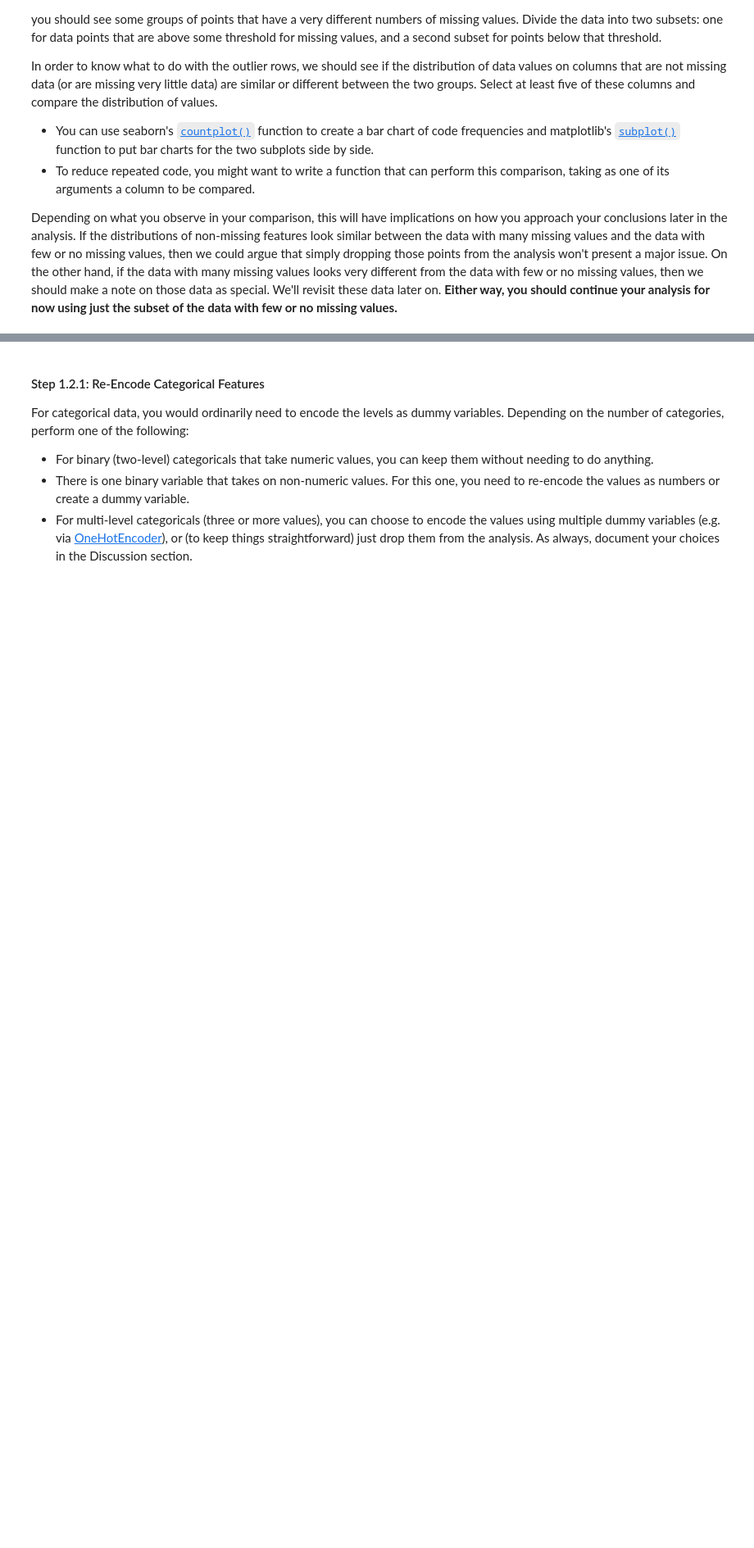
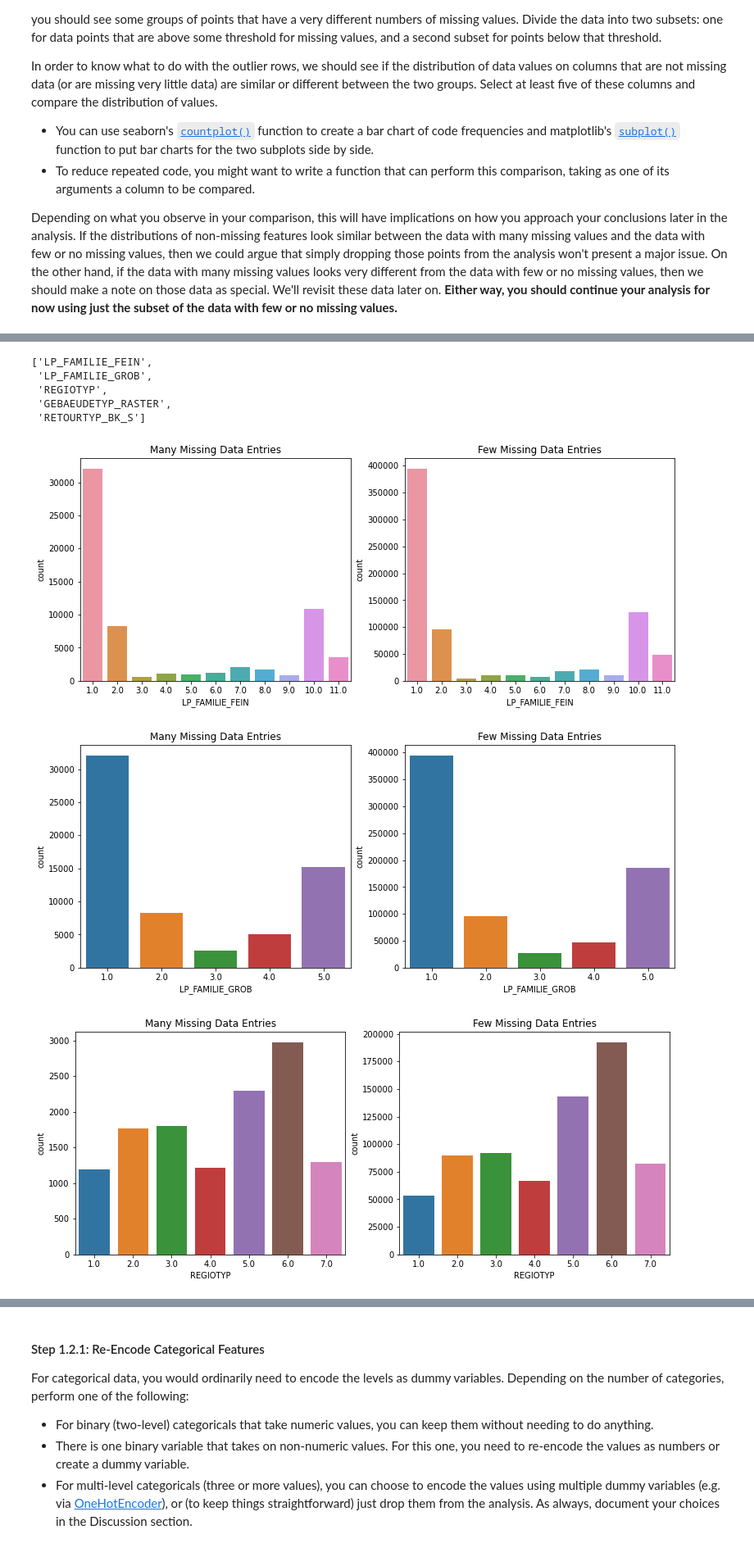
Before and after one commit to jungbuck1/Creating-Customer-Segments, a Jupyter notebook: Identify_Customer_Segments-Copy1.ipynb, the cells around one changed output, grey strips where cells are left out. Shown at 82% size. Saved outputs shown, nothing was run; the diff lists cells and outputs as text; code cells hidden in the pictures; blank space fills up the shorter version.

```diff
--- a/Identify_Customer_Segments-Copy1.ipynb
+++ b/Identify_Customer_Segments-Copy1.ipynb
@@ -209,6 +326,50 @@ Depending on what you observe in your comparison, this will have implications on
+# %%
+# rename columns
+na_perc_rows.rename(columns={0:'na_perc'}, inplace=True)
 # %%
-# Write code to divide the data into two subsets based on the number of missing
-# values in each row.
+# Write code to divide the data into two subsets based on the number of missing values in each row.
+# subset containing rows with over 20% null values
+azdias_many_missing = na_perc_rows[na_perc_rows['na_perc'] >= 10]
+# subset containing rows with less than 20% null values
+azdias_few_missing = na_perc_rows[na_perc_rows['na_perc'] < 10]
+# %%
+# create random list of columns to analyze THIS NEEDS TO BE REDONE SO DROPPED COLUMNS AREN'T CHOSEN!!!!
+import random
+random_cols = random.sample(list(feat_info_clean.attribute) ,5)
+# %%
+# This is a pretty good set of comparisons
+['LP_FAMILIE_FEIN',
+ 'LP_FAMILIE_GROB',
+ 'REGIOTYP',
+ 'GEBAEUDETYP_RASTER',
+ 'RETOURTYP_BK_S']
+random_cols
+# %% [output]
+['LP_FAMILIE_FEIN',
+ 'LP_FAMILIE_GROB',
+ 'REGIOTYP',
+ 'GEBAEUDETYP_RASTER',
+ 'RETOURTYP_BK_S']
+# %%
+def column_comparison(col):
+    '''Compares plots of value counts for chosen column (col) between
+    our subsets of data (azdias_many_missing & azdias_few_missing)
+    INPUT: column name
+    OUTPUT: histogram of values in that column for boths subsets of data'''
+    fig = plt.figure(figsize=(13,5))
+    axis1 = fig.add_subplot(121)
+    axis1.title.set_text('Many Missing Data Entries')
+    sns.countplot(x=azdias_clean.loc[azdias_many_missing.index, col])
+
+    axis2 = fig.add_subplot(122)
+    axis2.title.set_text('Few Missing Data Entries')
+    sns.countplot(x=azdias_clean.loc[azdias_few_missing.index, col])
 # %%
 # Compare the distribution of values for at least five columns where there are
 # no or few missing values, between the two subsets.
+for column in random_cols:
+    column_comparison(column)
+# %% [output]
+[figure, added]
+[figure, added]
+[figure, added]
```
Also changed, not shown: parts of 46 cells of this notebook.
